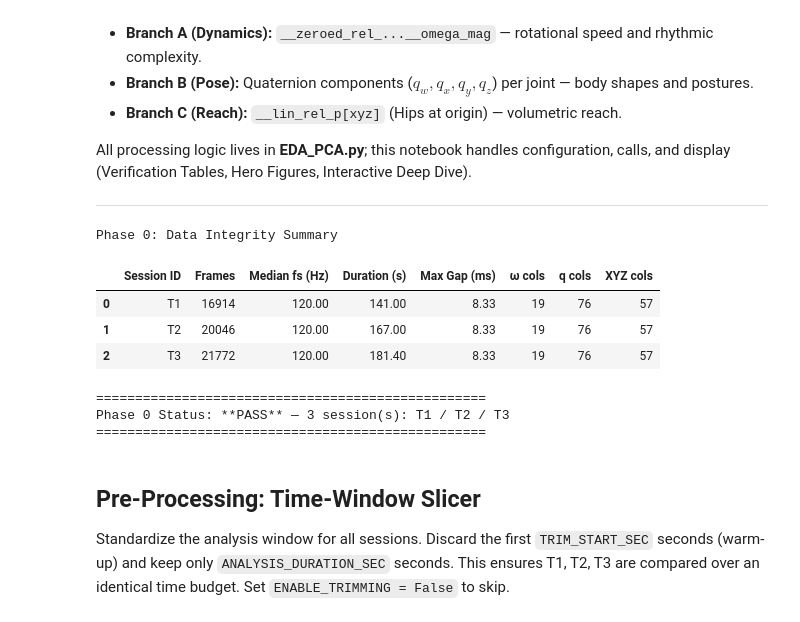
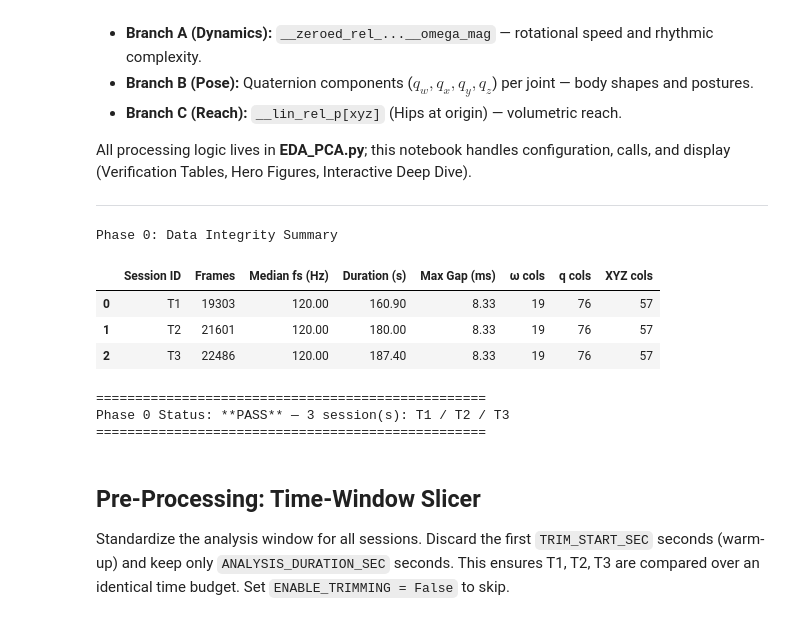
Before and after one commit to drorhaz/gaga-pipeline-rebuild-audit, a Jupyter notebook: notebooks/10_EDA_PCA.ipynb, the cells around one changed output. Cells and saved outputs as stored; diff of their text form; code cells hidden in the pictures.

```diff
--- a/notebooks/10_EDA_PCA.ipynb
+++ b/notebooks/10_EDA_PCA.ipynb
@@ -30,7 +30,7 @@ import pandas as pd
 from EDA_PCA import run_integrity_checks
 
 # Subject 671, batch from JSON
-SUBJECT_ID = "671_p2_r1"
+SUBJECT_ID = "651_p2_r1"
 BATCH_CONFIG_PATH = Path(PROJECT_ROOT) / "batch_configs" / f"subject_{SUBJECT_ID}_all.json"
 
 result = run_integrity_checks(
@@ -59,36 +59,36 @@ if table_rows:
             {"selector": "caption", "props": [("font-weight", "bold"), ("font-size", "13px"), ("text-align", "left")]},
             {"selector": "th", "props": [("background-color", "#f0f0f0"), ("font-size", "11px")]},
             {"selector": "td", "props": [("font-size", "11px")]},
         ])
     )
     display(styled_v)
 else:
     print("No table rows (missing parquet files or insufficient sessions).")
 
 # Warnings (non-blocking — e.g. one timepoint missing)
 for warn in result.get("warnings", []):
     print(f"  ⚠️  {warn}")
 
 # Errors (blocking)
 for err in result["errors"]:
     print(f"  ❌ {err}")
 
 # Final status summary
 n_sessions = len(AVAILABLE_TIMEPOINTS)
 tp_label = " / ".join(AVAILABLE_TIMEPOINTS)
 if result["passed"]:
     status_str = f"**PASS** — {n_sessions} session(s): {tp_label}"
 else:
     status_str = f"**FAIL** — see errors above"
 print(f"\n{'='*50}")
 print(f"Phase 0 Status: {status_str}")
 print(f"{'='*50}")
 # %% [output]
 Phase 0: Data Integrity Summary
 |  | Session ID | Frames | Median fs (Hz) | Duration (s) | Max Gap (ms) | ω cols | q cols | XYZ cols |
-| 0 | T1 | 16914 | 120.00 | 141.00 | 8.33 | 19 | 76 | 57 |
-| 1 | T2 | 20046 | 120.00 | 167.00 | 8.33 | 19 | 76 | 57 |
-| 2 | T3 | 21772 | 120.00 | 181.40 | 8.33 | 19 | 76 | 57 |
+| 0 | T1 | 19303 | 120.00 | 160.90 | 8.33 | 19 | 76 | 57 |
+| 1 | T2 | 21601 | 120.00 | 180.00 | 8.33 | 19 | 76 | 57 |
+| 2 | T3 | 22486 | 120.00 | 187.40 | 8.33 | 19 | 76 | 57 |
 ==================================================
 Phase 0 Status: **PASS** — 3 session(s): T1 / T2 / T3
 ==================================================
```
Also changed, not shown: parts of 13 cells of this notebook, 28 other files.
